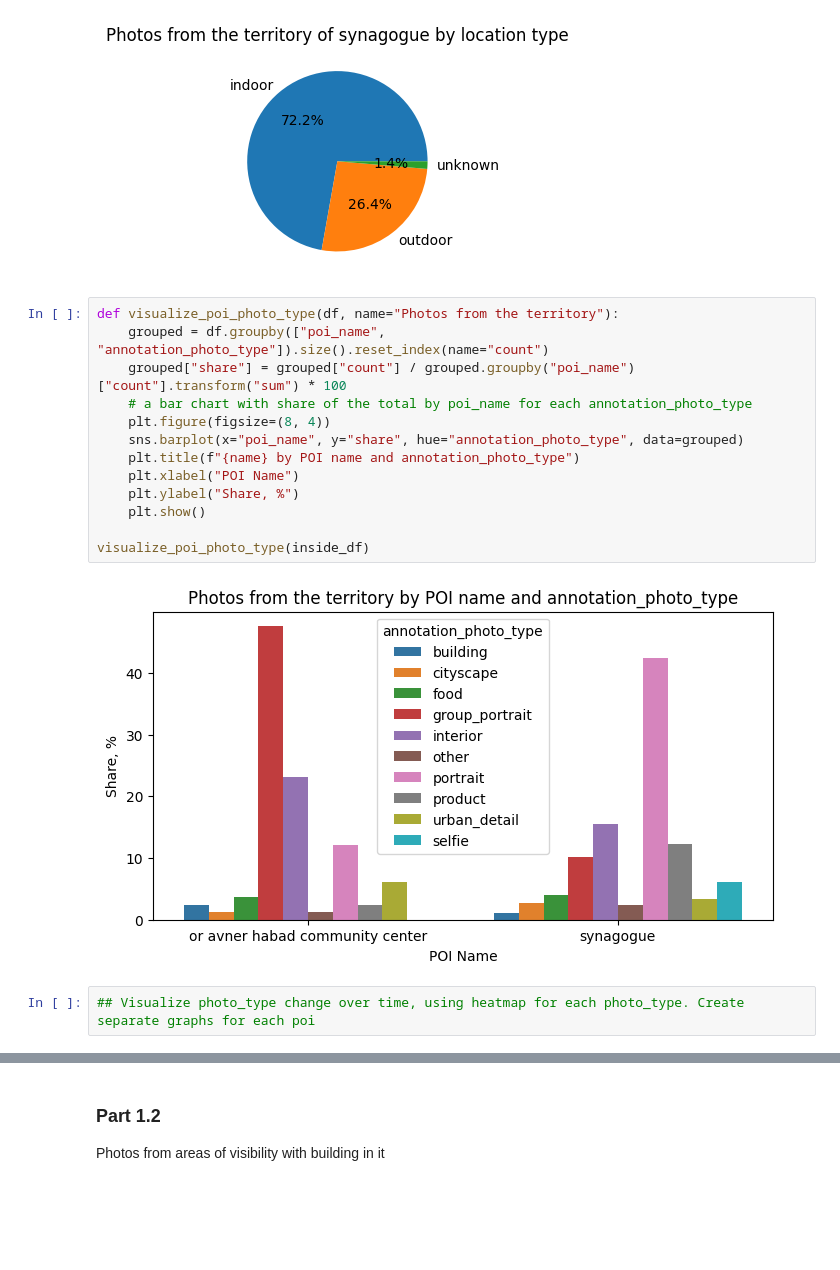
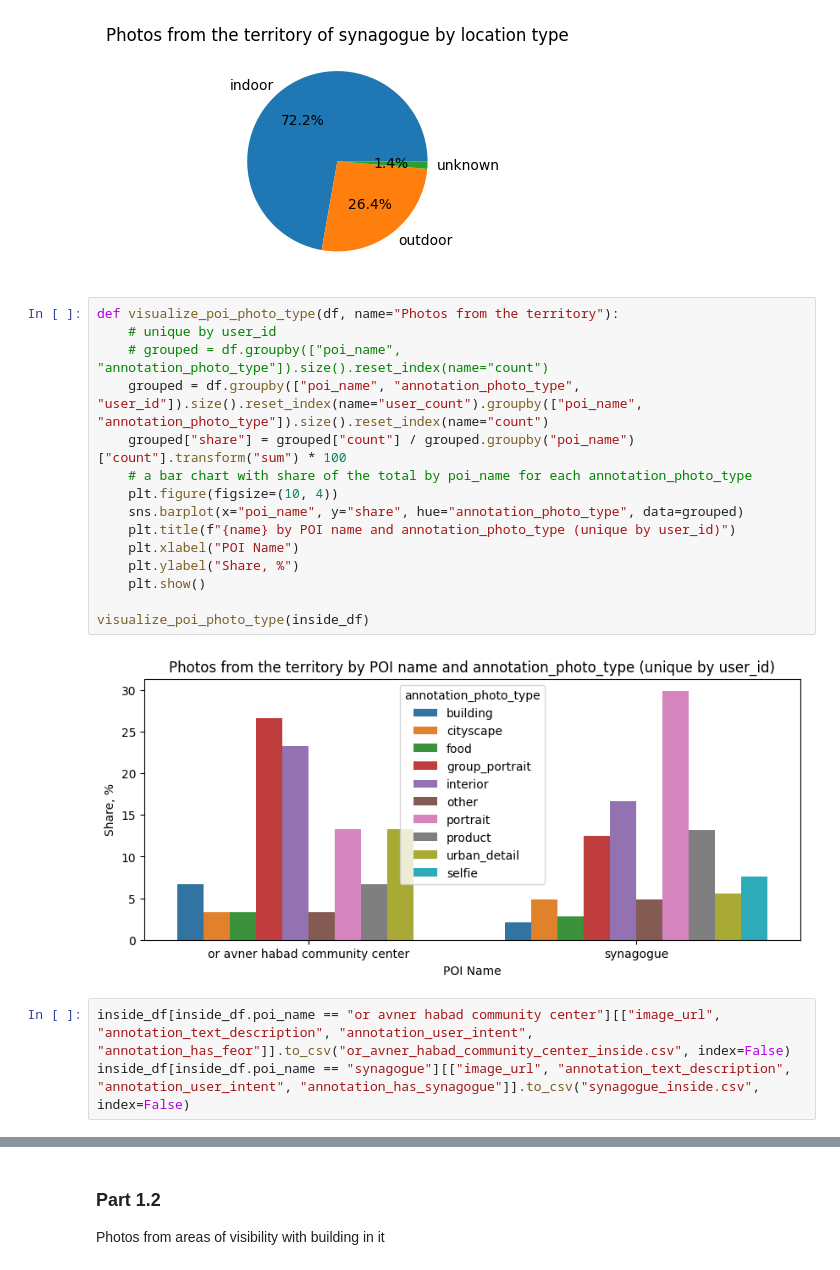
Before and after one commit to katchinsky/jewish-maps, a Jupyter notebook: analysis_results.ipynb, the cells around one changed output, grey strips where cells are left out. Drawn from its saved outputs; the diff is of its cells as text; blank space fills up the shorter version.

```diff
--- a/analysis_results.ipynb
+++ b/analysis_results.ipynb
@@ -108,18 +661,21 @@ See the caveats in the documentation: https://pandas.pydata.org/pandas-docs/stab
 [figure]
 # %%
 def visualize_poi_photo_type(df, name="Photos from the territory"):
-    grouped = df.groupby(["poi_name", "annotation_photo_type"]).size().reset_index(name="count")
+    # unique by user_id
+    # grouped = df.groupby(["poi_name", "annotation_photo_type"]).size().reset_index(name="count")
+    grouped = df.groupby(["poi_name", "annotation_photo_type", "user_id"]).size().reset_index(name="user_count").groupby(["poi_name", "annotation_photo_type"]).size().reset_index(name="count")
     grouped["share"] = grouped["count"] / grouped.groupby("poi_name")["count"].transform("sum") * 100
     # a bar chart with share of the total by poi_name for each annotation_photo_type
-    plt.figure(figsize=(8, 4))
+    plt.figure(figsize=(10, 4))
     sns.barplot(x="poi_name", y="share", hue="annotation_photo_type", data=grouped)
-    plt.title(f"{name} by POI name and annotation_photo_type")
+    plt.title(f"{name} by POI name and annotation_photo_type (unique by user_id)")
     plt.xlabel("POI Name")
     plt.ylabel("Share, %")
     plt.show()
 
 visualize_poi_photo_type(inside_df)
 # %% [output]
-[figure, old version]
+[figure, new version]
-# %%
-## Visualize photo_type change over time, using heatmap for each photo_type. Create separate graphs for each poi
+# %%
+inside_df[inside_df.poi_name == "or avner habad community center"][["image_url", "annotation_text_description", "annotation_user_intent", "annotation_has_feor"]].to_csv("or_avner_habad_community_center_inside.csv", index=False)
+inside_df[inside_df.poi_name == "synagogue"][["image_url", "annotation_text_description", "annotation_user_intent", "annotation_has_synagogue"]].to_csv("synagogue_inside.csv", index=False)
```
Also changed, not shown: parts of 26 cells of this notebook, 40 other files.
